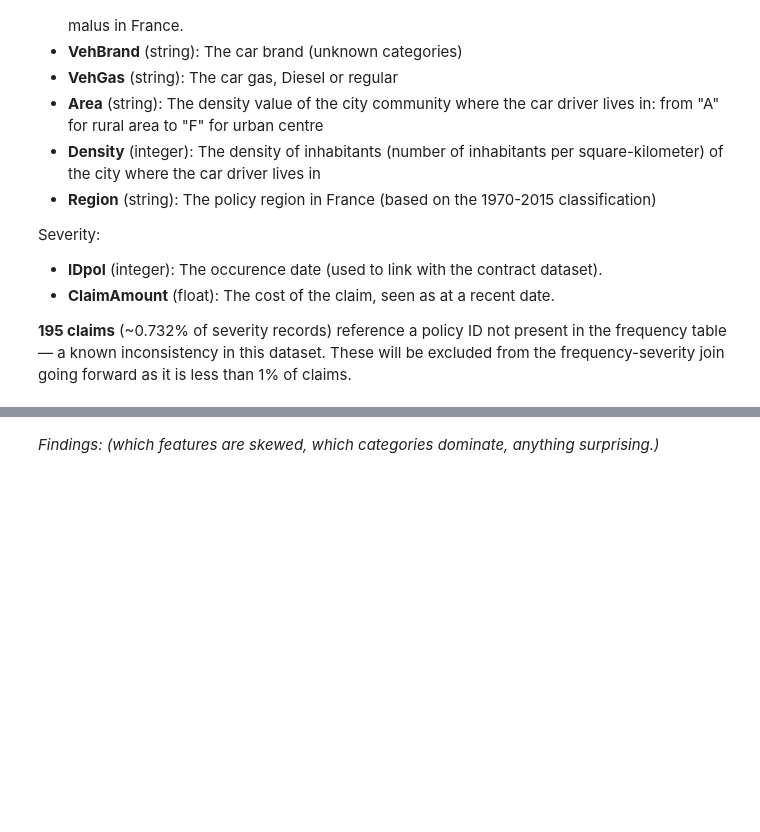
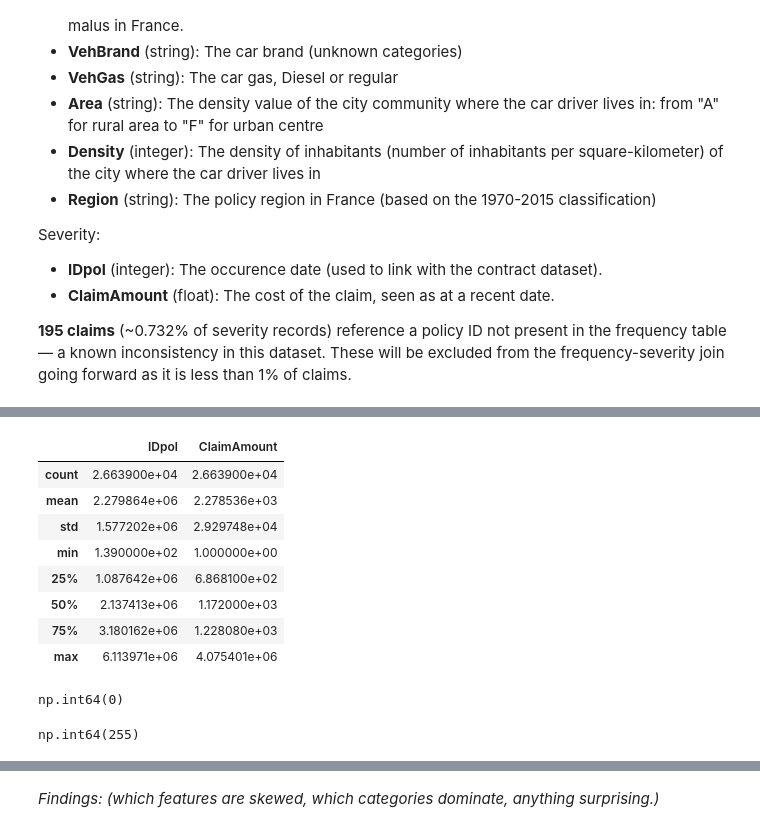
Before and after one commit to rishisatyarthy-star/RiskLabAnalysis, a Jupyter notebook: notebooks/01_data_exploration.ipynb, the cells around one changed output, grey strips where cells are left out. Drawn from its saved outputs; the diff is of its cells as text; code cells hidden in the pictures; blank space fills up the shorter version.

```diff
--- a/notebooks/01_data_exploration.ipynb
+++ b/notebooks/01_data_exploration.ipynb
@@ -132,0 +245,20 @@ freq.describe()
+# %%
+sev.describe()
+# %% [output]
+|  | IDpol | ClaimAmount |
+| count | 2.663900e+04 | 2.663900e+04 |
+| mean | 2.279864e+06 | 2.278536e+03 |
+| std | 1.577202e+06 | 2.929748e+04 |
+| min | 1.390000e+02 | 1.000000e+00 |
+| 25% | 1.087642e+06 | 6.868100e+02 |
+| 50% | 2.137413e+06 | 1.172000e+03 |
+| 75% | 3.180162e+06 | 1.228080e+03 |
+| max | 6.113971e+06 | 4.075401e+06 |
+# %%
+freq.duplicated().sum() #To match with earlier check of duplicate rows, this should be 0
+# %% [output]
+np.int64(0)
+# %%
+sev.duplicated().sum() #To match with earlier check of duplicate rows, this should be 255
+# %% [output]
+np.int64(255)
```
Also changed, not shown: parts of 16 cells of this notebook.
